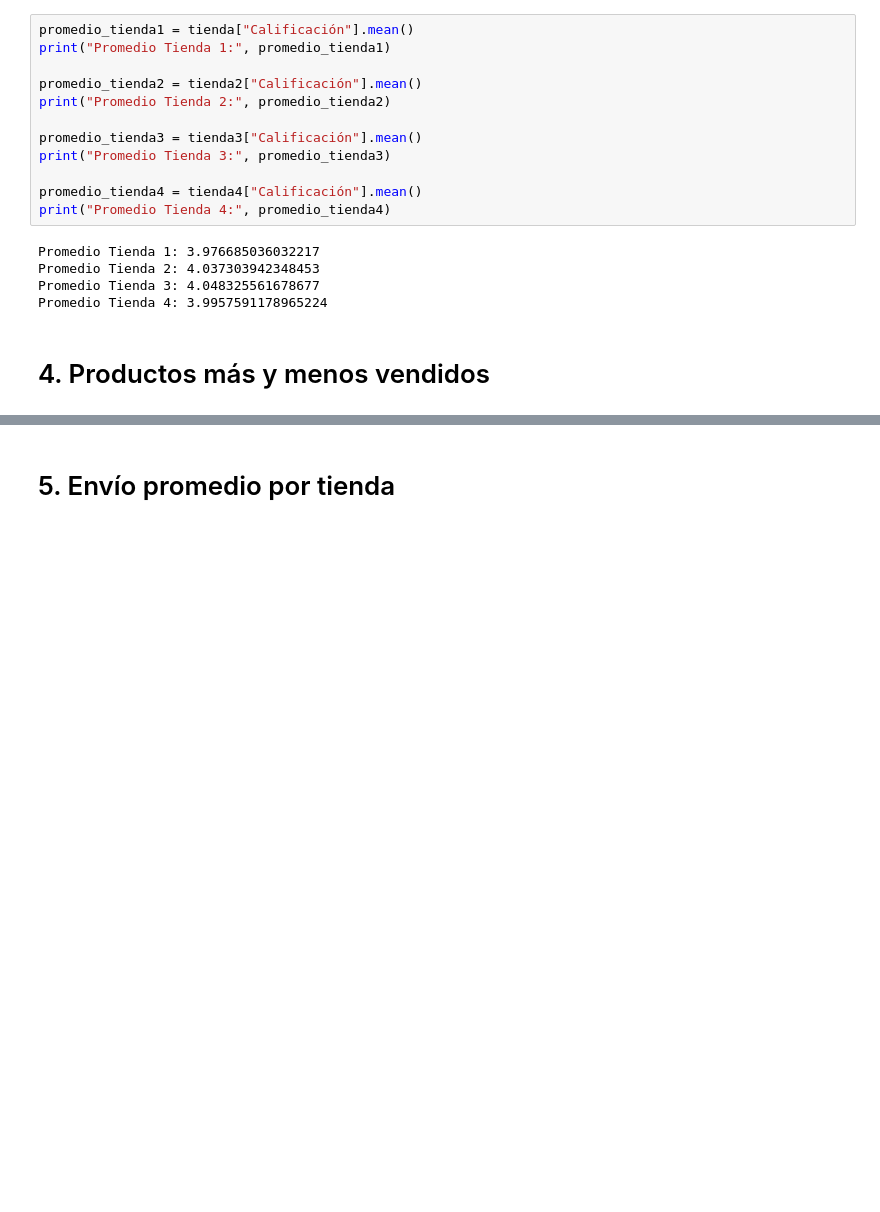
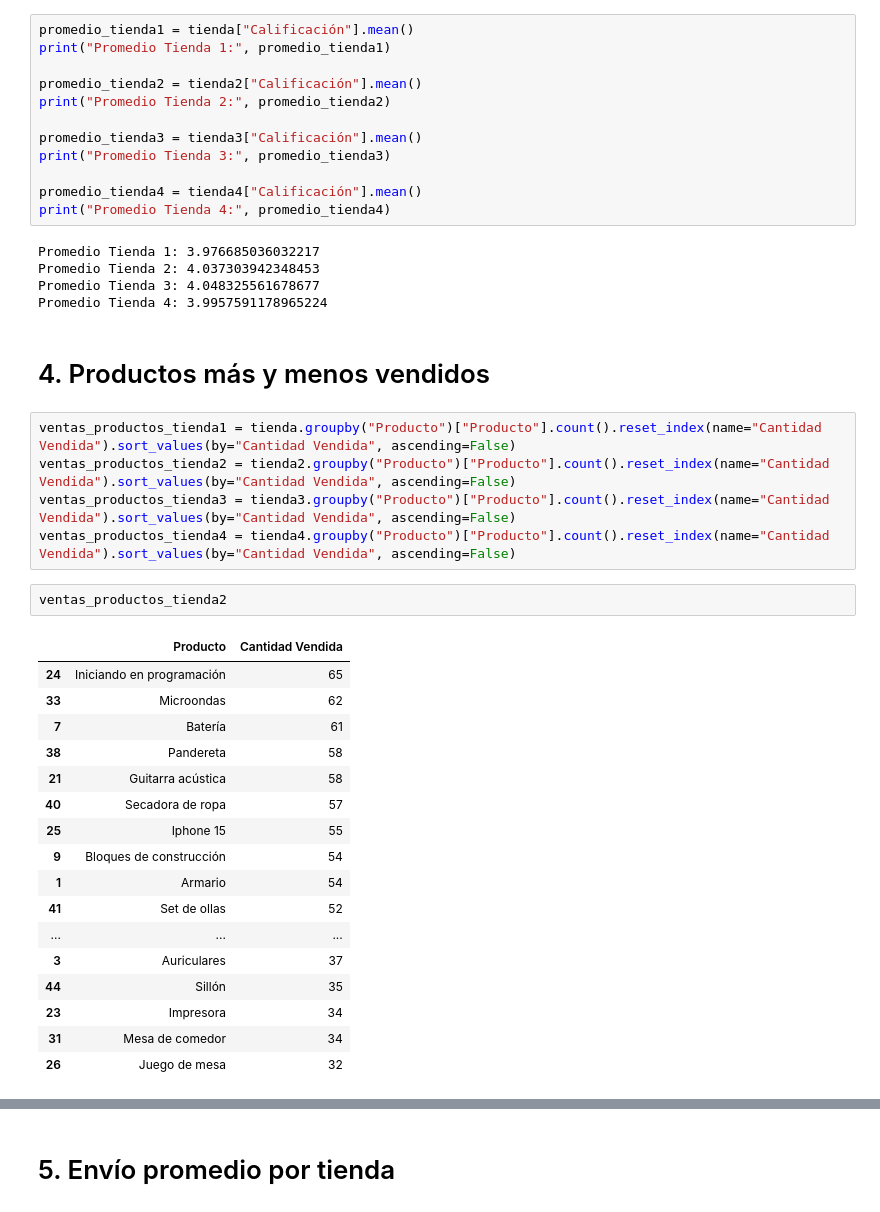
Before and after one commit to BillDevData/Challenge-1-Data-Science, a Jupyter notebook: AluraStoreLatam.ipynb, the cells around one changed output, grey strips where cells are left out. Drawn from its saved outputs; the diff is of its cells as text; blank space fills up the shorter version.

Commit message:
Determinando los productos más y menos vendidos

```diff
--- a/AluraStoreLatam.ipynb
+++ b/AluraStoreLatam.ipynb
@@ -139,3 +139,28 @@ Promedio Tienda 3: 4.048325561678677
 Promedio Tienda 4: 3.9957591178965224
 # %% [markdown]
 # 4. Productos más y menos vendidos
+# %%
+ventas_productos_tienda1 = tienda.groupby("Producto")["Producto"].count().reset_index(name="Cantidad Vendida").sort_values(by="Cantidad Vendida", ascending=False)
+ventas_productos_tienda2 = tienda2.groupby("Producto")["Producto"].count().reset_index(name="Cantidad Vendida").sort_values(by="Cantidad Vendida", ascending=False)
+ventas_productos_tienda3 = tienda3.groupby("Producto")["Producto"].count().reset_index(name="Cantidad Vendida").sort_values(by="Cantidad Vendida", ascending=False)
+ventas_productos_tienda4 = tienda4.groupby("Producto")["Producto"].count().reset_index(name="Cantidad Vendida").sort_values(by="Cantidad Vendida", ascending=False)
+# %%
+ventas_productos_tienda2
+# %% [output]
+|  | Producto | Cantidad Vendida |
+| 24 | Iniciando en programación | 65 |
+| 33 | Microondas | 62 |
+| 7 | Batería | 61 |
+| 38 | Pandereta | 58 |
+| 21 | Guitarra acústica | 58 |
+| 40 | Secadora de ropa | 57 |
+| 25 | Iphone 15 | 55 |
+| 9 | Bloques de construcción | 54 |
+| 1 | Armario | 54 |
+| 41 | Set de ollas | 52 |
+| ... | ... | ... |
+| 3 | Auriculares | 37 |
+| 44 | Sillón | 35 |
+| 23 | Impresora | 34 |
+| 31 | Mesa de comedor | 34 |
+| 26 | Juego de mesa | 32 |
```
Also changed, not shown: parts of 1 cell of this notebook.
